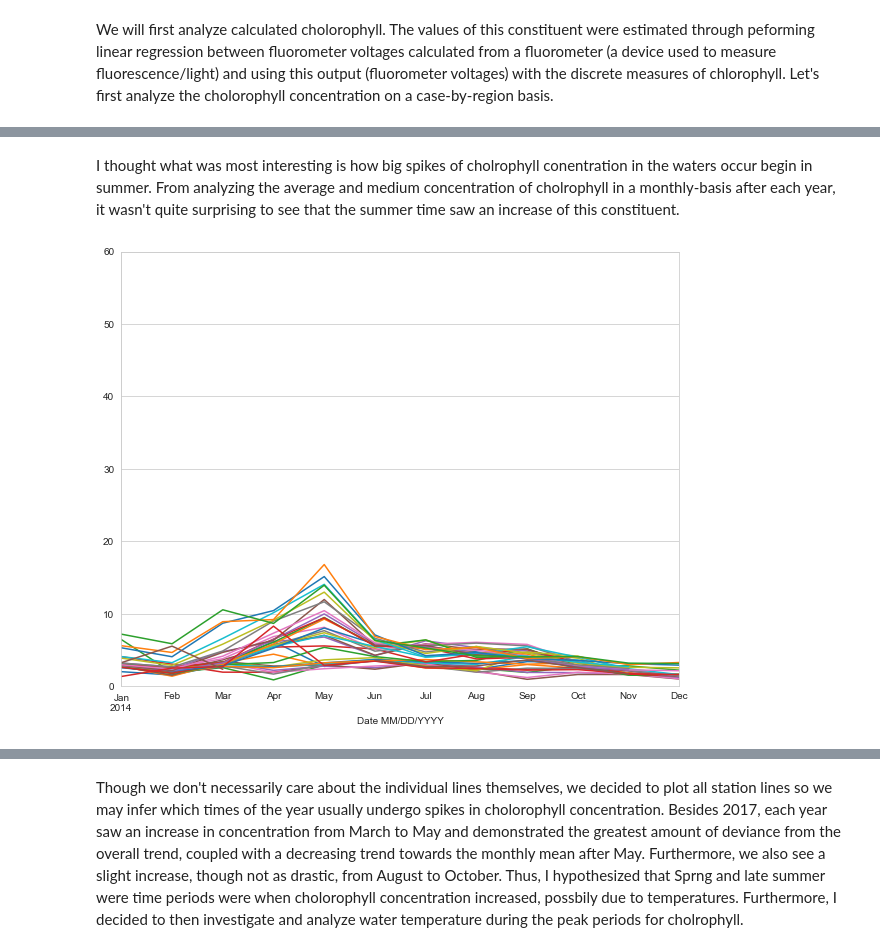
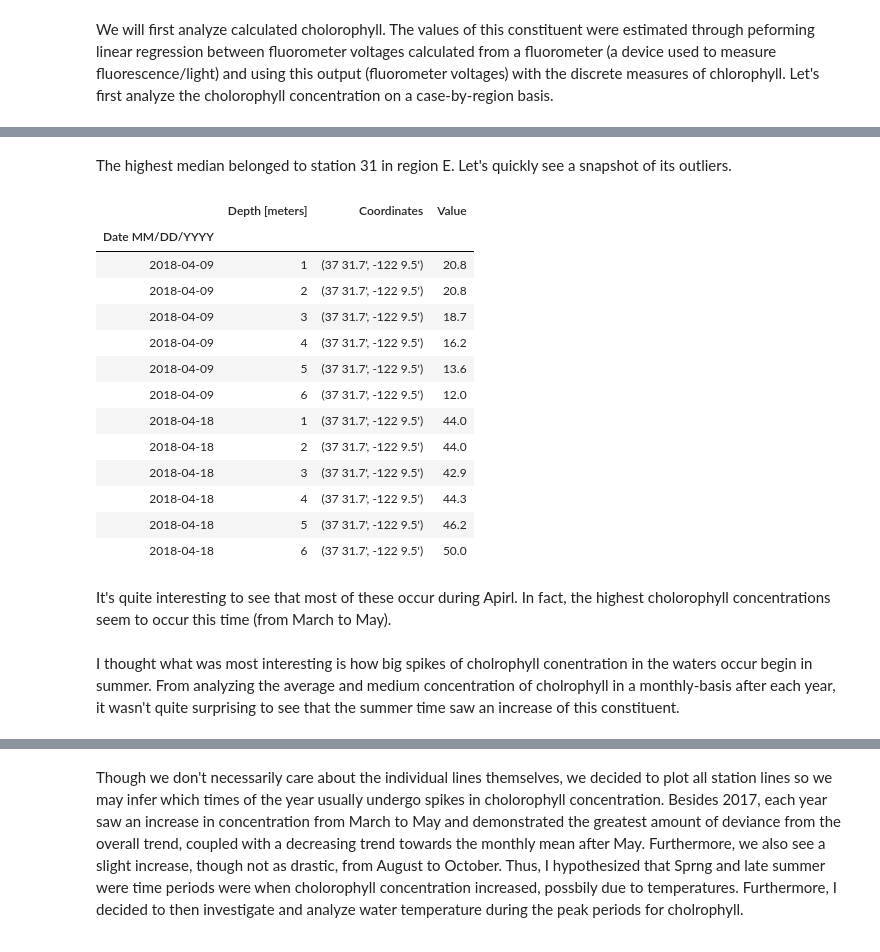
Before and after one commit to xbriandavid/bayareaWater, a Jupyter notebook: analysis.ipynb, the cells around one changed output, grey strips where cells are left out. Saved outputs shown, nothing was run; the diff lists cells and outputs as text; code cells hidden in the pictures.

```diff
--- a/analysis.ipynb
+++ b/analysis.ipynb
@@ -89,3 +140,30 @@ stationSwarmPlot(year2018, [3.0, 4.0, 5.0, 6.0, 7.0], chloro)
+# %%
+# created a quick function to calculate upperIQR value
+def upperIQR(yearGroup, station, constituent):
+    iqr = (1.5*(yearGroup.get_group((station, constituent))['Value'].quantile(0.75)) - (yearGroup.get_group((station,
+    constituent))['Value'].quantile(0.25))) + (yearGroup.get_group((station, constituent))['Value'].quantile(0.75))
+    return iqr
+# %% [markdown]
+The highest median belonged to station 31 in region E. Let's quickly see a snapshot of its outliers.
+# %%
+year2018.get_group((31.0, chloro)).loc[year2018.get_group((31.0, chloro))['Value'] > (upperIQR(year2018, 31.0, chloro))]
+# %% [output]
+|  | Depth [meters] | Coordinates | Value |
+| Date MM/DD/YYYY |  |  |  |
+| 2018-04-09 | 1 | (37 31.7', -122 9.5') | 20.8 |
+| 2018-04-09 | 2 | (37 31.7', -122 9.5') | 20.8 |
+| 2018-04-09 | 3 | (37 31.7', -122 9.5') | 18.7 |
+| 2018-04-09 | 4 | (37 31.7', -122 9.5') | 16.2 |
+| 2018-04-09 | 5 | (37 31.7', -122 9.5') | 13.6 |
+| 2018-04-09 | 6 | (37 31.7', -122 9.5') | 12.0 |
+| 2018-04-18 | 1 | (37 31.7', -122 9.5') | 44.0 |
+| 2018-04-18 | 2 | (37 31.7', -122 9.5') | 44.0 |
+| 2018-04-18 | 3 | (37 31.7', -122 9.5') | 42.9 |
+| 2018-04-18 | 4 | (37 31.7', -122 9.5') | 44.3 |
+| 2018-04-18 | 5 | (37 31.7', -122 9.5') | 46.2 |
+| 2018-04-18 | 6 | (37 31.7', -122 9.5') | 50.0 |
+# %% [markdown]
+It's quite interesting to see that most of these occur during Apirl. In fact, the highest cholorophyll concentrations seem to occur this time (from March to May).
 # %%
 year2014Chloro = monthlyMean(year2014, chloro)
 year2015Chloro = monthlyMean(year2015, chloro)
@@ -94,8 +172,3 @@ year2017Chloro = monthlyMean(year2017, chloro)
 year2018Chloro = monthlyMean(year2018, chloro)
 # %% [markdown]
 I thought what was most interesting is how big spikes of cholrophyll conentration in the waters occur begin in summer. From analyzing the average and medium concentration of cholrophyll in a monthly-basis after each year, it wasn't quite surprising to see that the summer time saw an increase of this constituent.
-# %%
-#2014 plot
-monthlyMeanPlot(year2014Chloro)
-# %% [output]
-[figure, removed]
```
Also changed, not shown: parts of 14 cells of this notebook.
